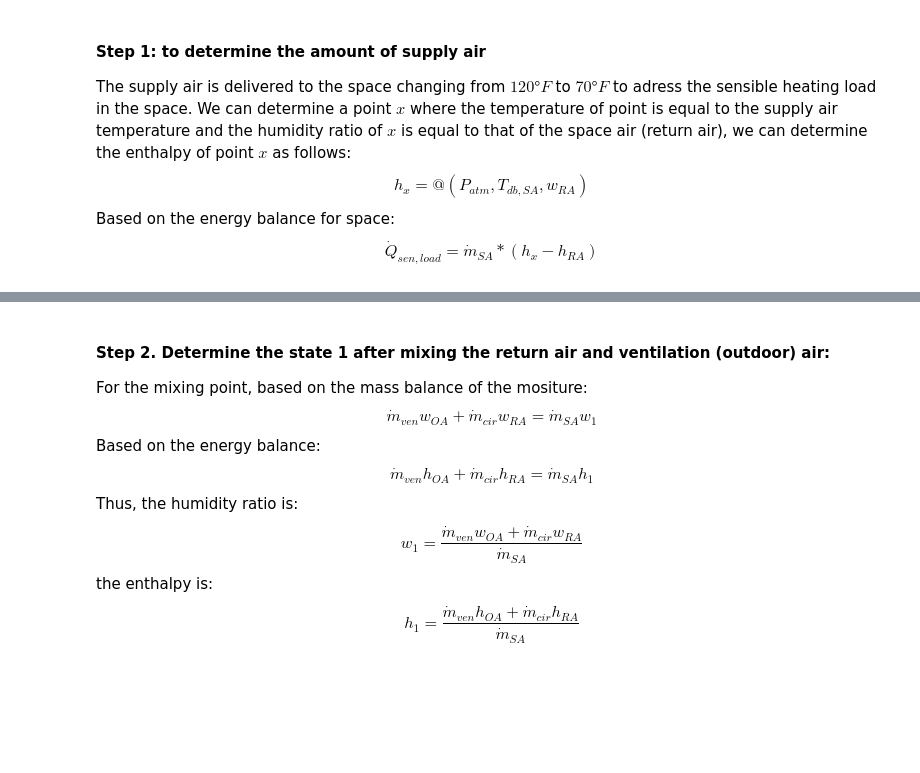
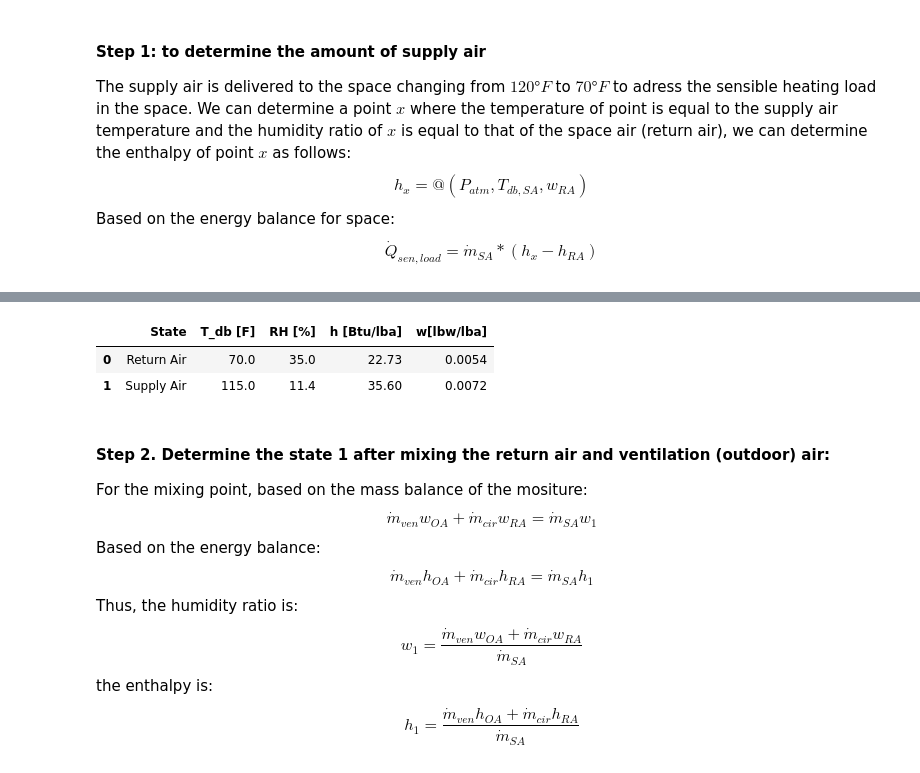
Before and after one commit to JieMa1202/CE414, a Jupyter notebook: Homework/Air_Processing_Equipment.ipynb, the cells around one changed output, grey strips where cells are left out. Cells and saved outputs as stored; diff of their text form; code cells hidden in the pictures; blank space fills up the shorter version.

```diff
--- a/Homework/Air_Processing_Equipment.ipynb
+++ b/Homework/Air_Processing_Equipment.ipynb
@@ -60,3 +68,23 @@ df
+# %%
+Q_lat_load = 45000
+Q_tot_load = Q_sen_load + Q_lat_load
+h_SA = Q_tot_load/m_dot_SA + h_RA
+w_SA = W_pth(P_atm, T_db_SA, h_SA) # humidity ratio of space air
+RH_SA = RH_pth(P_atm, T_db_SA, h_SA) # relative humisity of space 5
+
+data = {
+    "State": ["Return Air", "Supply Air"],
+    "T_db [F]": [f"{T_db_RA:.1f}",f"{T_db_SA:.1f}"],
+    "RH [%]": [f"{RH_RA:.1f}",f"{RH_SA:.1f}"],
+    "h [Btu/lba]": [f"{h_RA:.2f}", f"{h_SA:.2f}"],
+    "w[lbw/lba]": [f"{w_RA:.4f}", f"{w_SA:.4f}"]
+}
+df = pd.DataFrame(data)
+df
+# %% [output]
+|  | State | T_db [F] | RH [%] | h [Btu/lba] | w[lbw/lba] |
+| 0 | Return Air | 70.0 | 35.0 | 22.73 | 0.0054 |
+| 1 | Supply Air | 115.0 | 11.4 | 35.60 | 0.0072 |
 # %% [markdown]
 #### Step 2. Determine the state 1 after mixing the return air and ventilation (outdoor) air:
 For the mixing point, based on the mass balance of the mositure:
```
Also changed, not shown: parts of 13 cells of this notebook, 2 other files.
